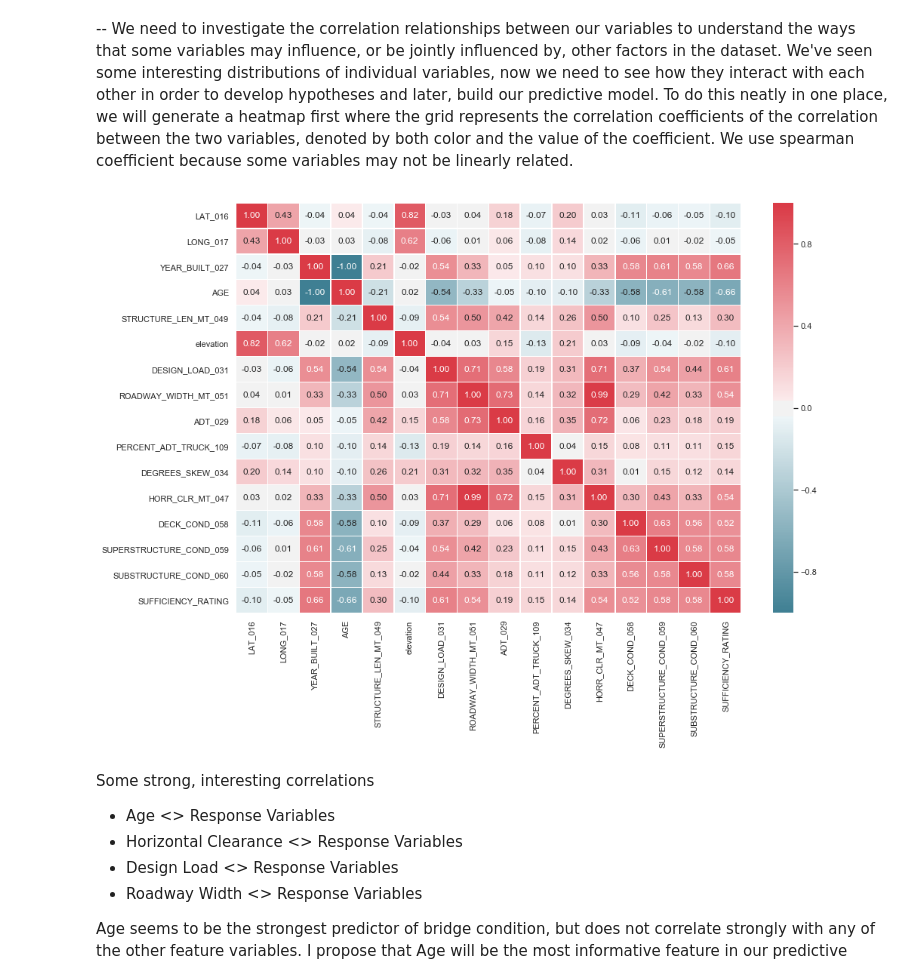
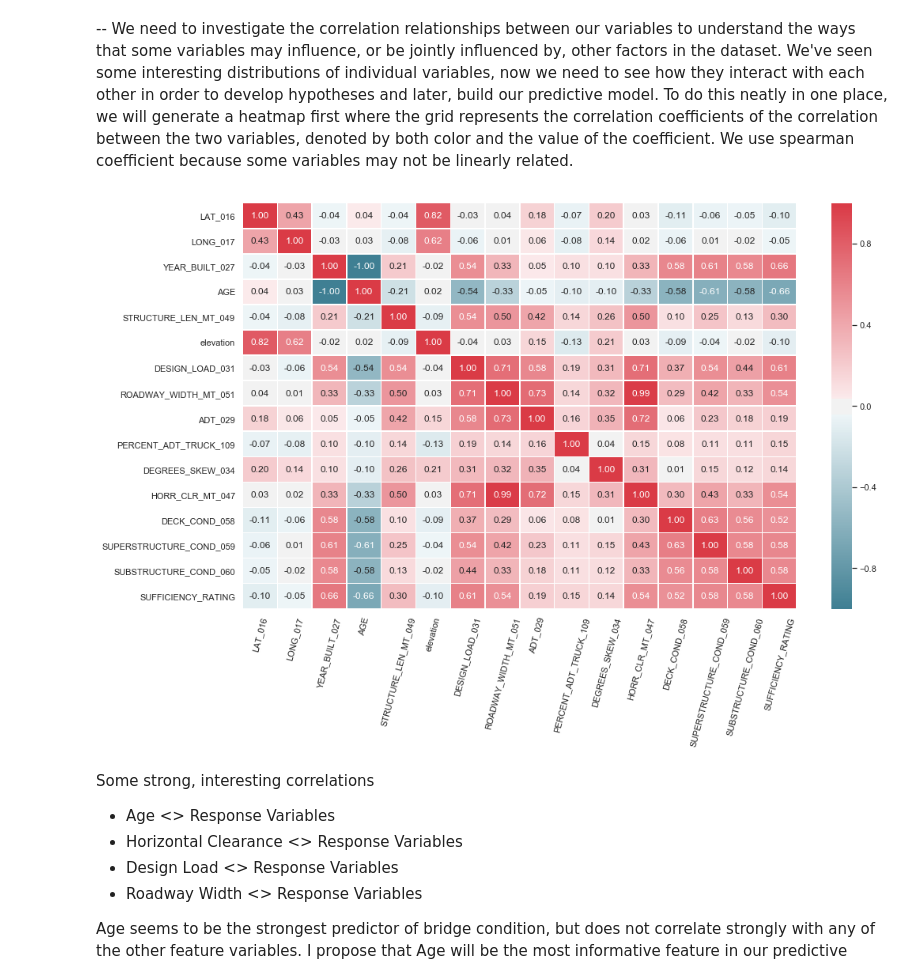
Before and after one commit to carlosbrown2/Springboard, a Jupyter notebook: Capstone Project 1/Capstone Project 1.ipynb, the cells around one changed output. Drawn from its saved outputs; the diff is of its cells as text; code cells hidden in the pictures.

```diff
--- a/Capstone Project 1/Capstone Project 1.ipynb
+++ b/Capstone Project 1/Capstone Project 1.ipynb
@@ -344,12 +378,15 @@ plt.show()
 # %%
 #Use spearman since some relationships may not be linear
 heat = data[column_list].corr('spearman')
 fig, ax = plt.subplots(figsize=(15, 10))
 colormap = sns.diverging_palette(220, 10, as_cmap=True)
 sns.heatmap(heat, cmap=colormap, annot=True, fmt=".2f",linewidths=0.5)
+plt.xticks(rotation=75)
+plt.tight_layout()
+plt.savefig('/Users/carlosbrown/Documents/Springboard/Figures/heatmap.png',format='png')
 plt.show()
 # %% [output]
-[figure, old version]
+[figure, new version]
 # %% [markdown]
 Some strong, interesting correlations
 - Age <> Response Variables
```
Also changed, not shown: parts of 18 cells of this notebook.
